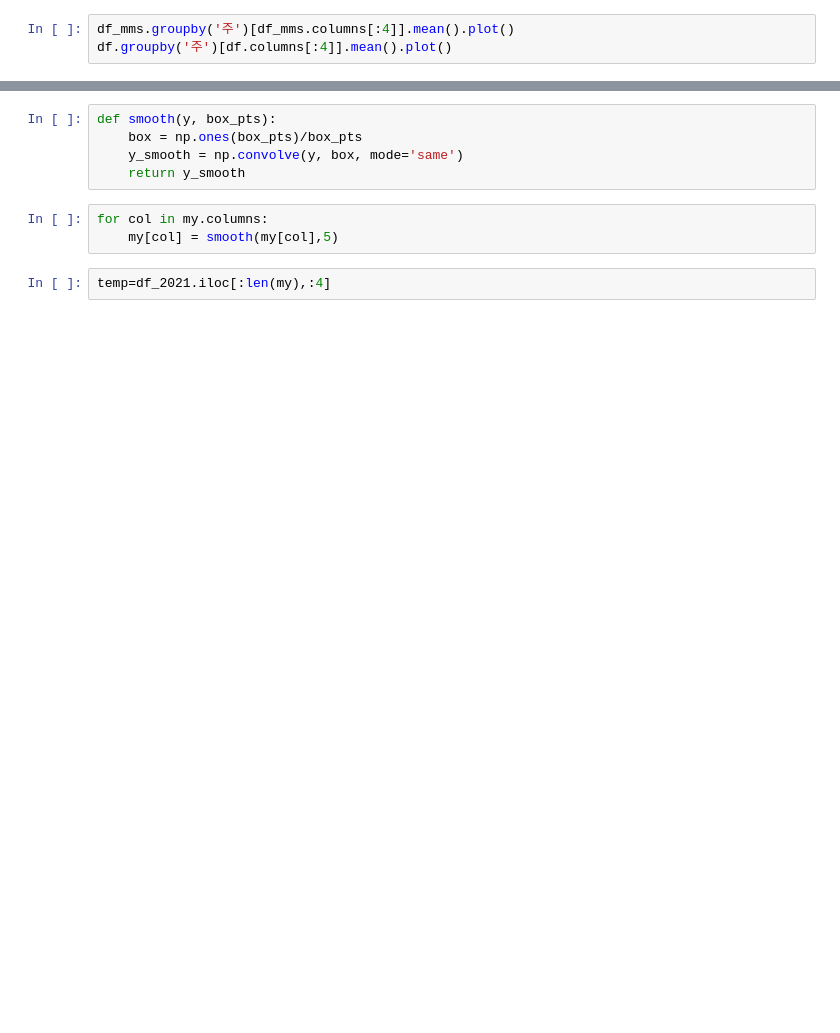
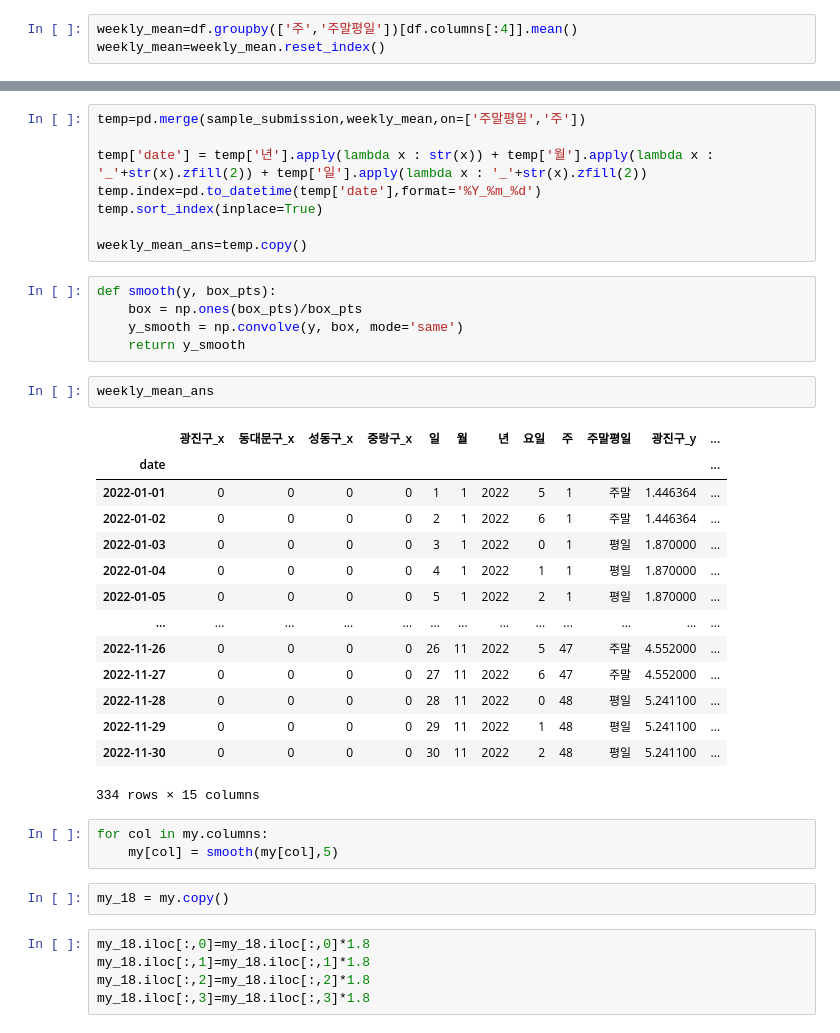
Before and after one commit to portion-jack/Competition_UOS_bycicle_prediction, a Jupyter notebook: __final/01_final_preprocessing.ipynb, the cells around one changed output, grey strips where cells are left out. Saved outputs shown, nothing was run; the diff lists cells and outputs as text; blank space fills up the shorter version.

```diff
--- a/__final/01_final_preprocessing.ipynb
+++ b/__final/01_final_preprocessing.ipynb
@@ -97,3 +59,3 @@ df
 # %%
-df_mms.groupby('주')[df_mms.columns[:4]].mean().plot()
-df.groupby('주')[df.columns[:4]].mean().plot()
+weekly_mean=df.groupby(['주','주말평일'])[df.columns[:4]].mean()
+weekly_mean=weekly_mean.reset_index()
@@ -168,10 +62,40 @@ my=my.iloc[:,-4:]
+# %%
+temp=pd.merge(sample_submission,weekly_mean,on=['주말평일','주'])
+
+temp['date'] = temp['년'].apply(lambda x : str(x)) + temp['월'].apply(lambda x : '_'+str(x).zfill(2)) + temp['일'].apply(lambda x : '_'+str(x).zfill(2))
+temp.index=pd.to_datetime(temp['date'],format='%Y_%m_%d')
+temp.sort_index(inplace=True)
+
+weekly_mean_ans=temp.copy()
 # %%
 def smooth(y, box_pts):
     box = np.ones(box_pts)/box_pts
     y_smooth = np.convolve(y, box, mode='same')
     return y_smooth
+# %%
+weekly_mean_ans
+# %% [output]
+|  | 광진구_x | 동대문구_x | 성동구_x | 중랑구_x | 일 | 월 | 년 | 요일 | 주 | 주말평일 | 광진구_y | ... |
+| date |  |  |  |  |  |  |  |  |  |  |  | ... |
+| 2022-01-01 | 0 | 0 | 0 | 0 | 1 | 1 | 2022 | 5 | 1 | 주말 | 1.446364 | ... |
+| 2022-01-02 | 0 | 0 | 0 | 0 | 2 | 1 | 2022 | 6 | 1 | 주말 | 1.446364 | ... |
+| 2022-01-03 | 0 | 0 | 0 | 0 | 3 | 1 | 2022 | 0 | 1 | 평일 | 1.870000 | ... |
+| 2022-01-04 | 0 | 0 | 0 | 0 | 4 | 1 | 2022 | 1 | 1 | 평일 | 1.870000 | ... |
+| 2022-01-05 | 0 | 0 | 0 | 0 | 5 | 1 | 2022 | 2 | 1 | 평일 | 1.870000 | ... |
+| ... | ... | ... | ... | ... | ... | ... | ... | ... | ... | ... | ... | ... |
+| 2022-11-26 | 0 | 0 | 0 | 0 | 26 | 11 | 2022 | 5 | 47 | 주말 | 4.552000 | ... |
+| 2022-11-27 | 0 | 0 | 0 | 0 | 27 | 11 | 2022 | 6 | 47 | 주말 | 4.552000 | ... |
+| 2022-11-28 | 0 | 0 | 0 | 0 | 28 | 11 | 2022 | 0 | 48 | 평일 | 5.241100 | ... |
+| 2022-11-29 | 0 | 0 | 0 | 0 | 29 | 11 | 2022 | 1 | 48 | 평일 | 5.241100 | ... |
+| 2022-11-30 | 0 | 0 | 0 | 0 | 30 | 11 | 2022 | 2 | 48 | 평일 | 5.241100 | ... |
+334 rows × 15 columns
 # %%
 for col in my.columns:
     my[col] = smooth(my[col],5)
-# %%
-temp=df_2021.iloc[:len(my),:4]
+# %%
+my_18 = my.copy()
+# %%
+my_18.iloc[:,0]=my_18.iloc[:,0]*1.8
+my_18.iloc[:,1]=my_18.iloc[:,1]*1.8
+my_18.iloc[:,2]=my_18.iloc[:,2]*1.8
+my_18.iloc[:,3]=my_18.iloc[:,3]*1.8
```
Also changed, not shown: parts of 28 cells of this notebook, 4 other files.
